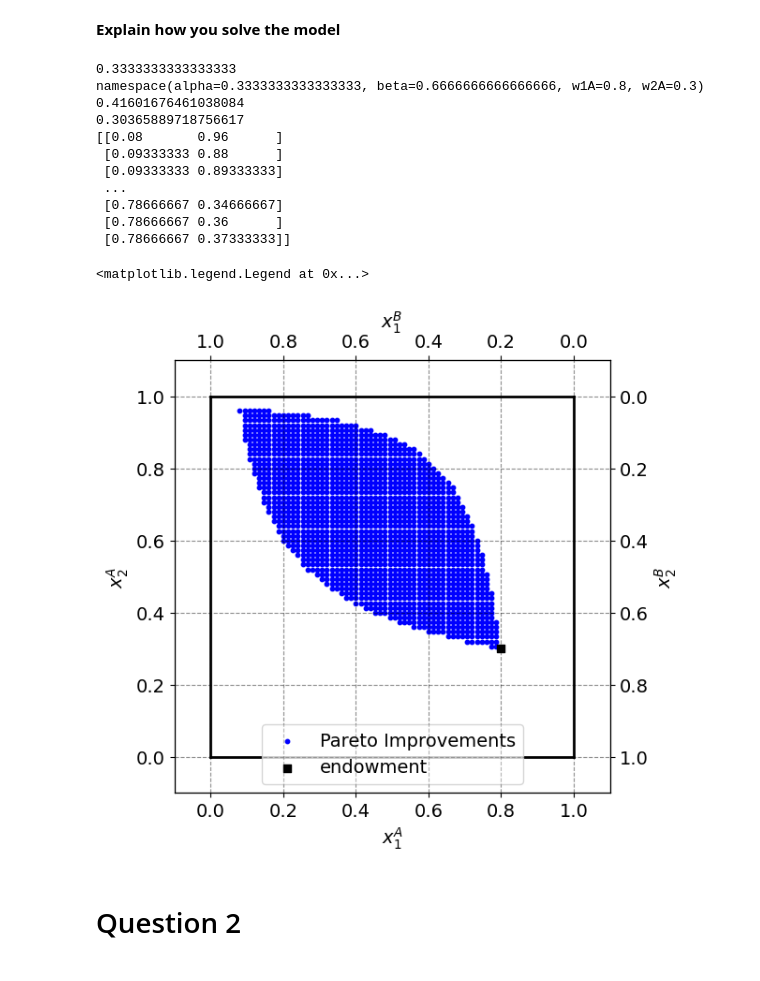
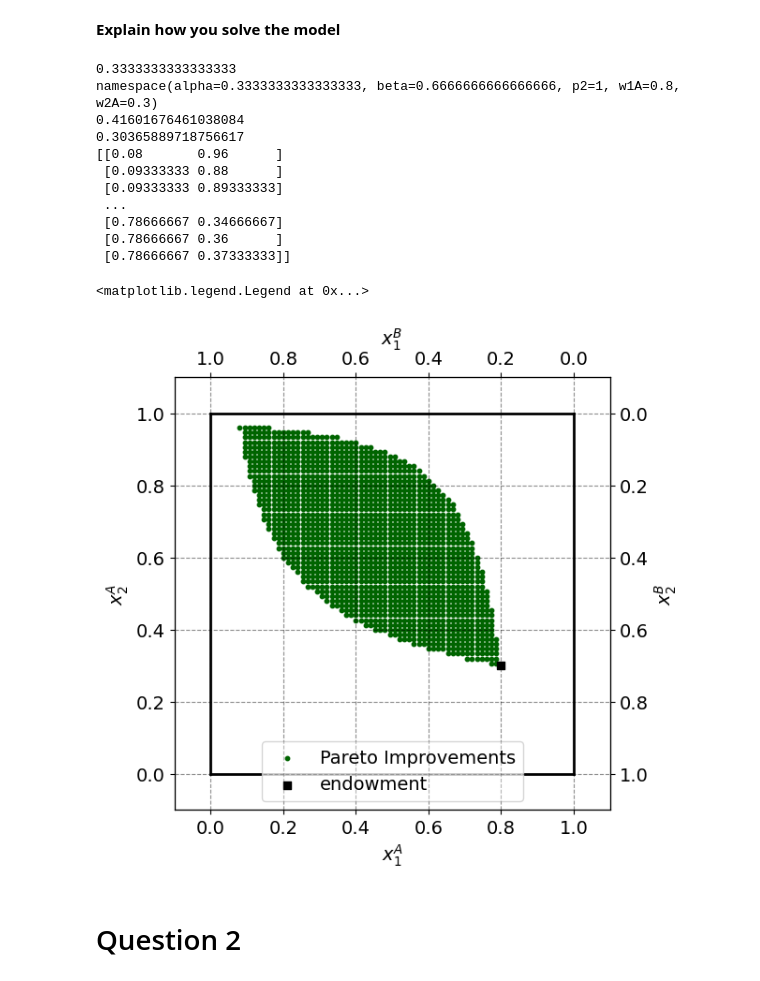
Before and after one commit to NumEconCopenhagen/projects-2024-darja-eloise-christian, a Jupyter notebook: inauguralproject/DEC_inauguralproject.ipynb, the cells around one changed output. Cells and saved outputs as stored; diff of their text form; code cells hidden in the pictures.

Commit message:
changed color

```diff
--- a/inauguralproject/DEC_inauguralproject.ipynb
+++ b/inauguralproject/DEC_inauguralproject.ipynb
@@ -142,36 +139,36 @@ ax_B.invert_yaxis()
 # limits
 ax_A.plot([0,w1bar],[0,0],lw=2,color='black')
 ax_A.plot([0,w1bar],[w2bar,w2bar],lw=2,color='black')
 ax_A.plot([0,0],[0,w2bar],lw=2,color='black')
 ax_A.plot([w1bar,w1bar],[0,w2bar],lw=2,color='black')
 
 ax_A.set_xlim([-0.1, w1bar + 0.1])
 ax_A.set_ylim([-0.1, w2bar + 0.1])
 ax_B.set_xlim([w1bar + 0.1, -0.1])
 ax_B.set_ylim([w2bar + 0.1, -0.1])
 
 #Plotting Pareto improvements and initial endowment
 pareto_improvements = np.array(pareto_improvements)
 print(pareto_improvements)
-ax_A.scatter(pareto_improvements[:, 0], pareto_improvements[:, 1], color='blue', label='Pareto Improvements', s=10)
+ax_A.scatter(pareto_improvements[:, 0], pareto_improvements[:, 1], color='darkgreen', label='Pareto Improvements', s=10)
 ax_A.scatter(par.w1A,par.w2A,marker='s',color='black',label='endowment')
 
 ## add legend with pareto improvments and initial endowments
 ax_A.legend()
 # %% [output]
 0.3333333333333333
-namespace(alpha=0.3333333333333333, beta=0.6666666666666666, w1A=0.8, w2A=0.3)
+namespace(alpha=0.3333333333333333, beta=0.6666666666666666, p2=1, w1A=0.8, w2A=0.3)
 0.41601676461038084
 0.30365889718756617
 [[0.08       0.96      ]
  [0.09333333 0.88      ]
  [0.09333333 0.89333333]
  ...
  [0.78666667 0.34666667]
  [0.78666667 0.36      ]
  [0.78666667 0.37333333]]
 <matplotlib.legend.Legend at 0x...>
-[figure, old version]
+[figure, new version]
 # %% [markdown]
 # Question 2
 # %% [markdown]
```
Also changed, not shown: parts of 2 cells of this notebook.
